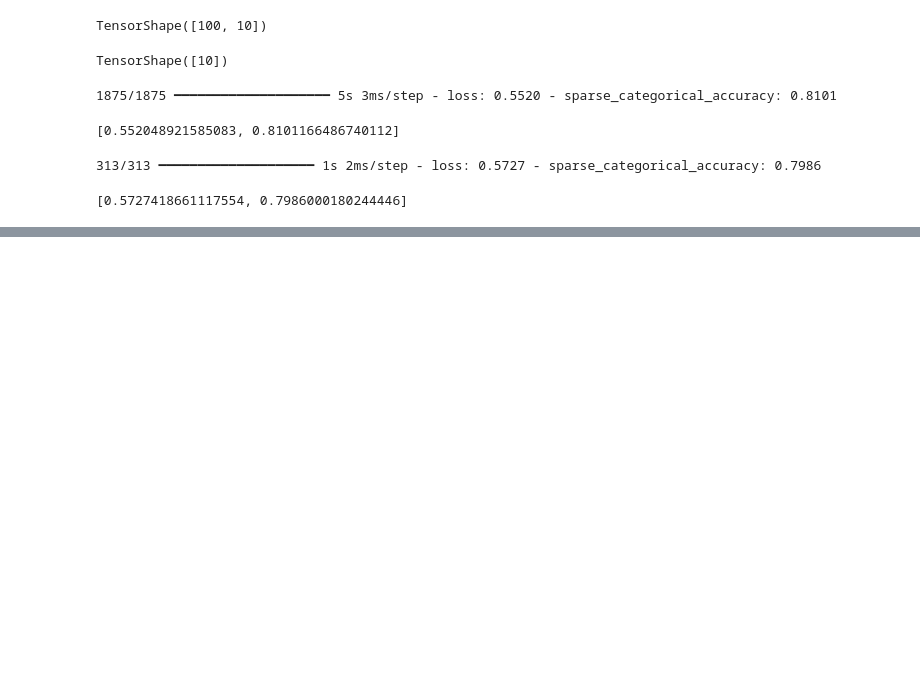
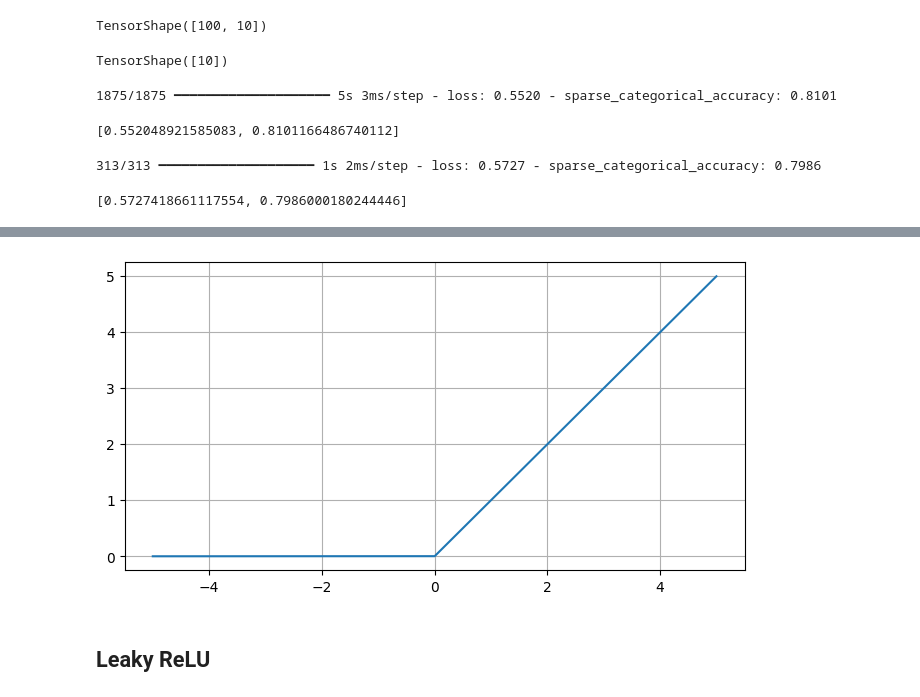
Before and after one commit to JakeOh/202605_BD57, a Jupyter notebook: lab_ml/ml17_ann_mnist.ipynb, the cells around one changed output, grey strips where cells are left out. Saved outputs shown, nothing was run; the diff lists cells and outputs as text; code cells hidden in the pictures; blank space fills up the shorter version.

```diff
--- a/lab_ml/ml17_ann_mnist.ipynb
+++ b/lab_ml/ml17_ann_mnist.ipynb
@@ -363,0 +417,9 @@ model.evaluate(x=x_test_scaled_2d, y=y_test)
+# %%
+def relu(x):
+    return np.maximum(x, 0)
+# %%
+plot_activation_fn(relu)
+# %% [output]
+[figure, added]
+# %% [markdown]
+## Leaky ReLU
```
Also changed, not shown: parts of 16 cells of this notebook.
